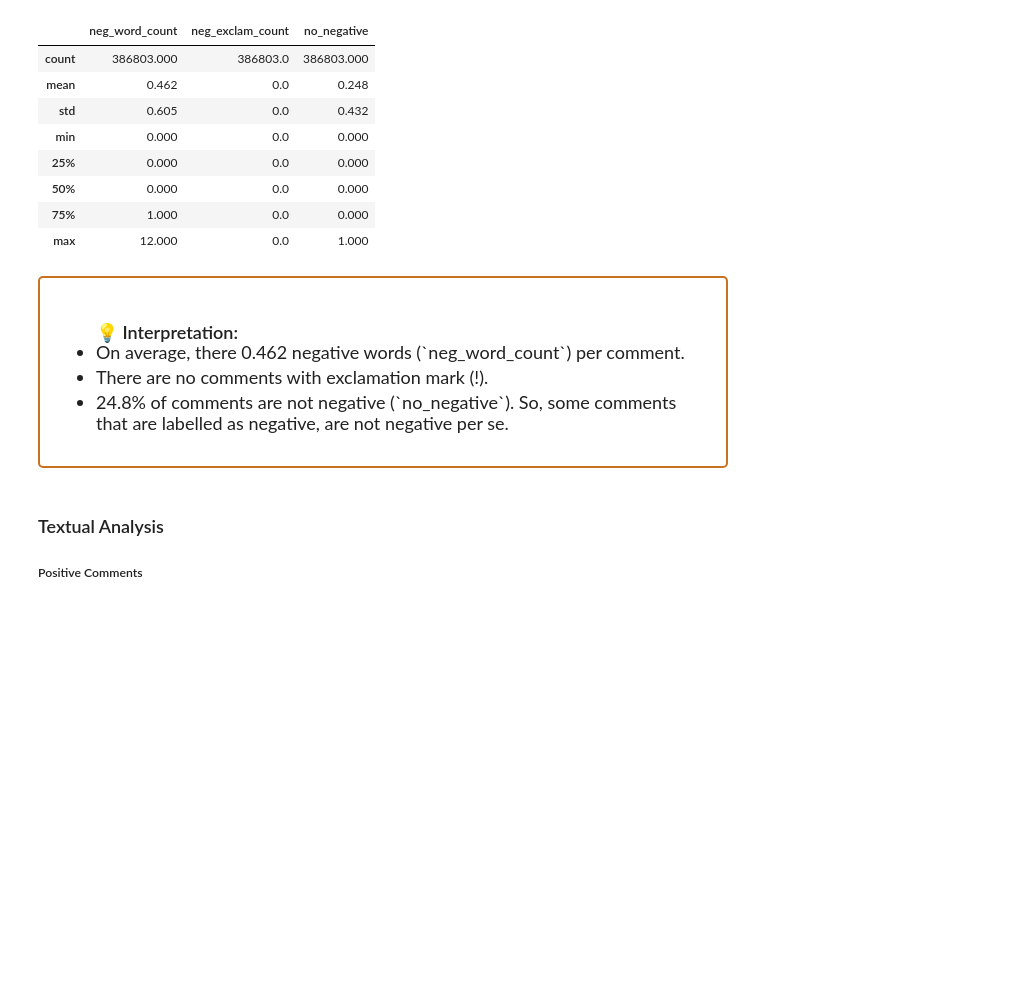
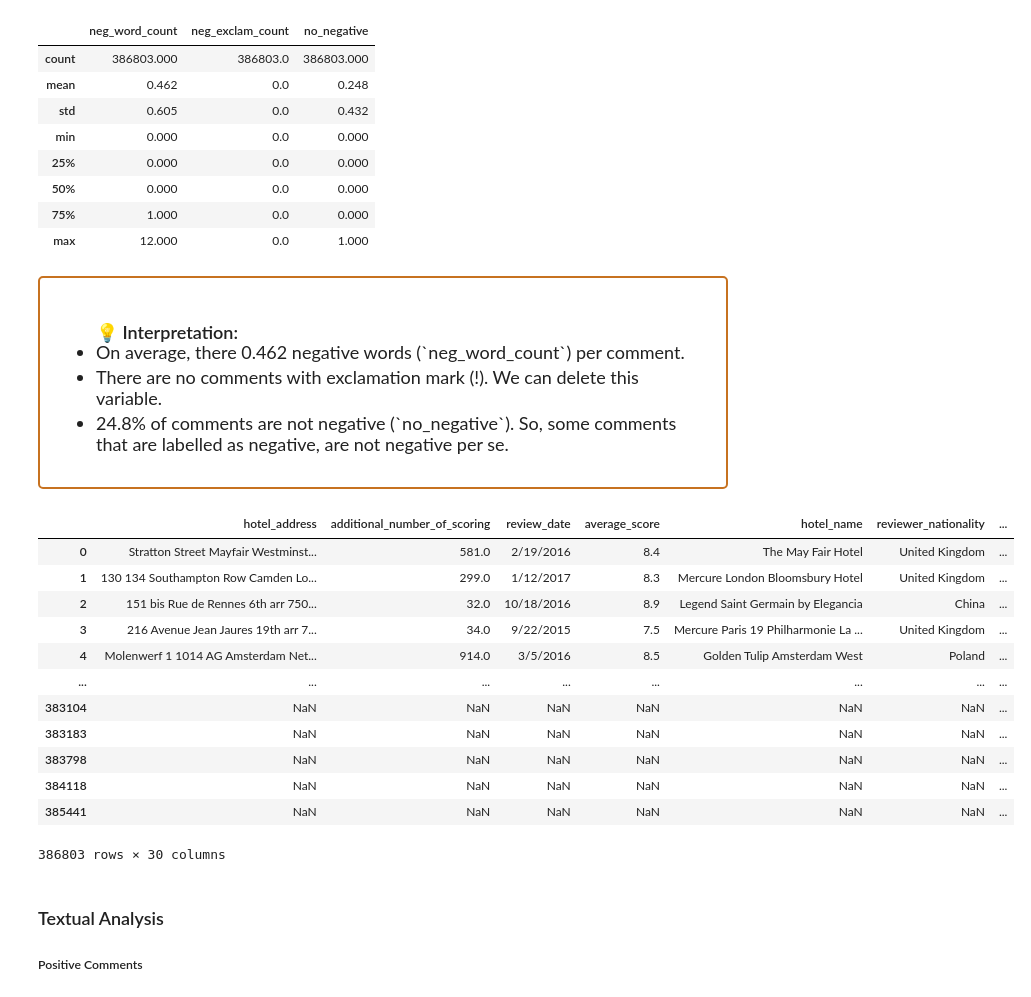
Before and after one commit to akramkhal/KaggleProjects, a Jupyter notebook: BookingHotel/ds_booking.ipynb, the cells around one changed output. Cells and saved outputs as stored; diff of their text form; code cells hidden in the pictures; blank space fills up the shorter version.

```diff
--- a/BookingHotel/ds_booking.ipynb
+++ b/BookingHotel/ds_booking.ipynb
@@ -469,10 +469,27 @@ data_temp[['neg_word_count', 'neg_exclam_count', 'no_negative']].describe().roun
     <ul style="font-size: 18px; font-family: 'Arial', sans-serif; line-height: 1.5em; word-wrap: break-word; overflow-wrap: break-word;">
     <h4 style="margin-bottom: 0;">💡 Interpretation:</h4>
         <li>  On average, there 0.462 negative words (`neg_word_count`) per comment. </li>
-        <li>  There are no comments with exclamation mark (!). </li>
+        <li>  There are no comments with exclamation mark (!). We can delete this variable. </li>
         <li>  24.8% of comments are not negative (`no_negative`). So, some comments that are labelled as negative, are not negative per se. </li>
     </ul>
 </div>
+# %%
+data_temp = data_temp.drop('neg_exclam_count', axis=1)
+display(data_temp)
+# %% [output]
+|  | hotel_address | additional_number_of_scoring | review_date | average_score | hotel_name | reviewer_nationality | ... |
+| 0 | Stratton Street Mayfair Westminst... | 581.0 | 2/19/2016 | 8.4 | The May Fair Hotel | United Kingdom | ... |
+| 1 | 130 134 Southampton Row Camden Lo... | 299.0 | 1/12/2017 | 8.3 | Mercure London Bloomsbury Hotel | United Kingdom | ... |
+| 2 | 151 bis Rue de Rennes 6th arr 750... | 32.0 | 10/18/2016 | 8.9 | Legend Saint Germain by Elegancia | China | ... |
+| 3 | 216 Avenue Jean Jaures 19th arr 7... | 34.0 | 9/22/2015 | 7.5 | Mercure Paris 19 Philharmonie La ... | United Kingdom | ... |
+| 4 | Molenwerf 1 1014 AG Amsterdam Net... | 914.0 | 3/5/2016 | 8.5 | Golden Tulip Amsterdam West | Poland | ... |
+| ... | ... | ... | ... | ... | ... | ... | ... |
+| 383104 | NaN | NaN | NaN | NaN | NaN | NaN | ... |
+| 383183 | NaN | NaN | NaN | NaN | NaN | NaN | ... |
+| 383798 | NaN | NaN | NaN | NaN | NaN | NaN | ... |
+| 384118 | NaN | NaN | NaN | NaN | NaN | NaN | ... |
+| 385441 | NaN | NaN | NaN | NaN | NaN | NaN | ... |
+386803 rows × 30 columns
 # %% [markdown]
 ### Textual Analysis
 
```
